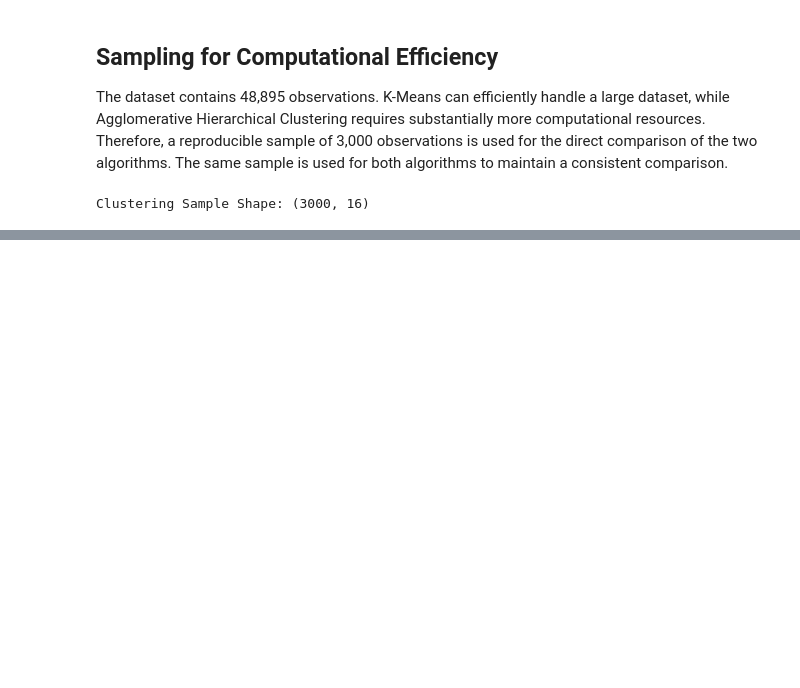
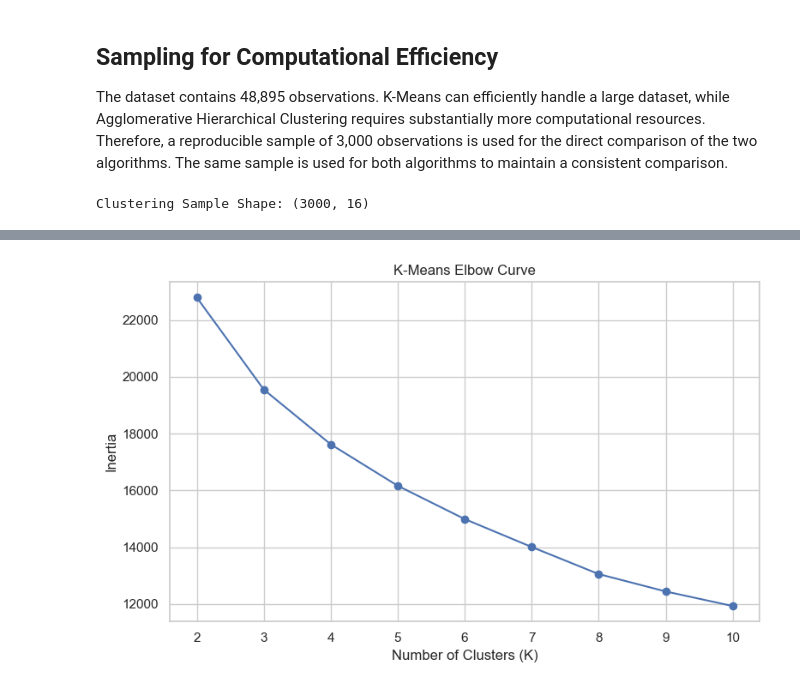
Before and after one commit to Anuja1307/ML_Capstone_Project, a Jupyter notebook: notebooks/clustering.ipynb, the cells around one changed output, grey strips where cells are left out. Cells and saved outputs as stored; diff of their text form; code cells hidden in the pictures; blank space fills up the shorter version.

Commit message:
Implement K-Means clustering

```diff
--- a/notebooks/clustering.ipynb
+++ b/notebooks/clustering.ipynb
@@ -297,6 +297,9 @@ direct comparison of the two algorithms.
 The same sample is used for both algorithms to maintain a consistent
 comparison.
 # %%
+import numpy as np
+
+RANDOM_STATE = 42
 SAMPLE_SIZE = 3000
 
 rng = np.random.default_rng(RANDOM_STATE)
@@ -308,7 +311,6 @@ sample_indices = rng.choice(
 )
 
 X_cluster = X_processed[sample_indices]
-
 df_cluster = df.iloc[sample_indices].copy()
 
 print("Clustering Sample Shape:", X_cluster.shape)
@@ -316,0 +330,18 @@ Clustering Sample Shape: (3000, 16)
+# %%
+from sklearn.cluster import KMeans
+
+RANDOM_STATE = 42
+
+inertia_values = []
+
+for k in k_values:
+    kmeans_model = KMeans(
+        n_clusters=k,
+        random_state=RANDOM_STATE,
+        n_init=10
+    )
+
+    kmeans_model.fit(X_cluster)
+    inertia_values.append(kmeans_model.inertia_)
+
+print("Elbow calculations completed.")
@@ -316,0 +357,18 @@ Clustering Sample Shape: (3000, 16)
+# %%
+plt.figure(figsize=(8, 5))
+
+plt.plot(
+    k_values,
+    inertia_values,
+    marker="o"
+)
+
+plt.title("K-Means Elbow Curve")
+plt.xlabel("Number of Clusters (K)")
+plt.ylabel("Inertia")
+plt.xticks(k_values)
+
+plt.tight_layout()
+plt.show()
+# %% [output]
+[figure, added]
```
Also changed, not shown: parts of 15 cells of this notebook.
